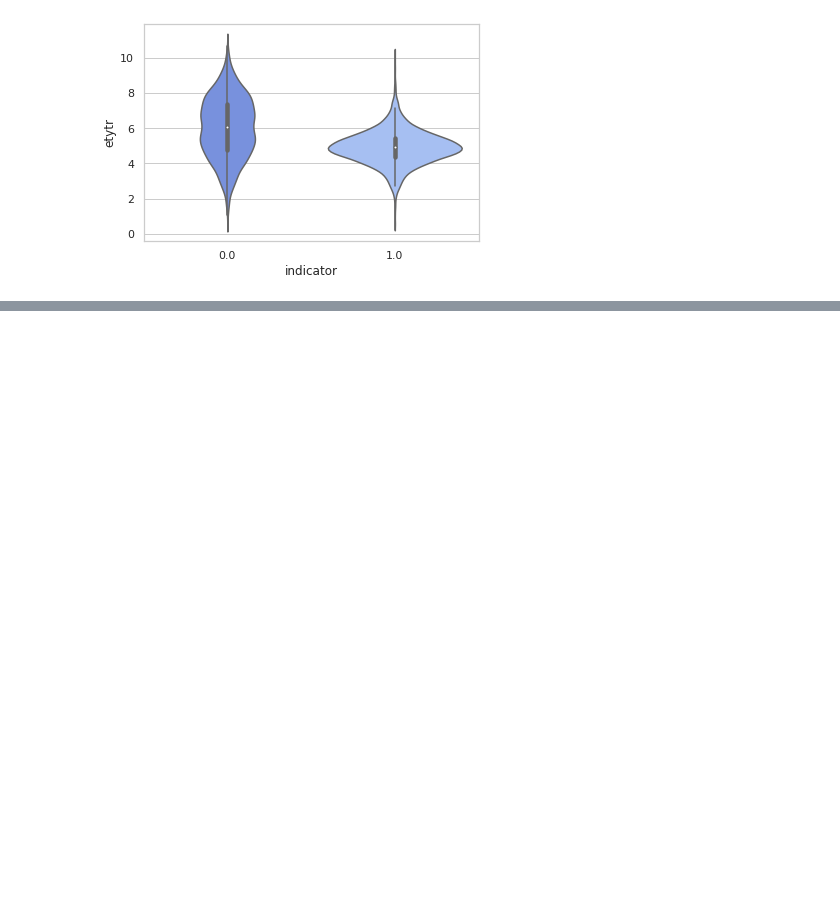
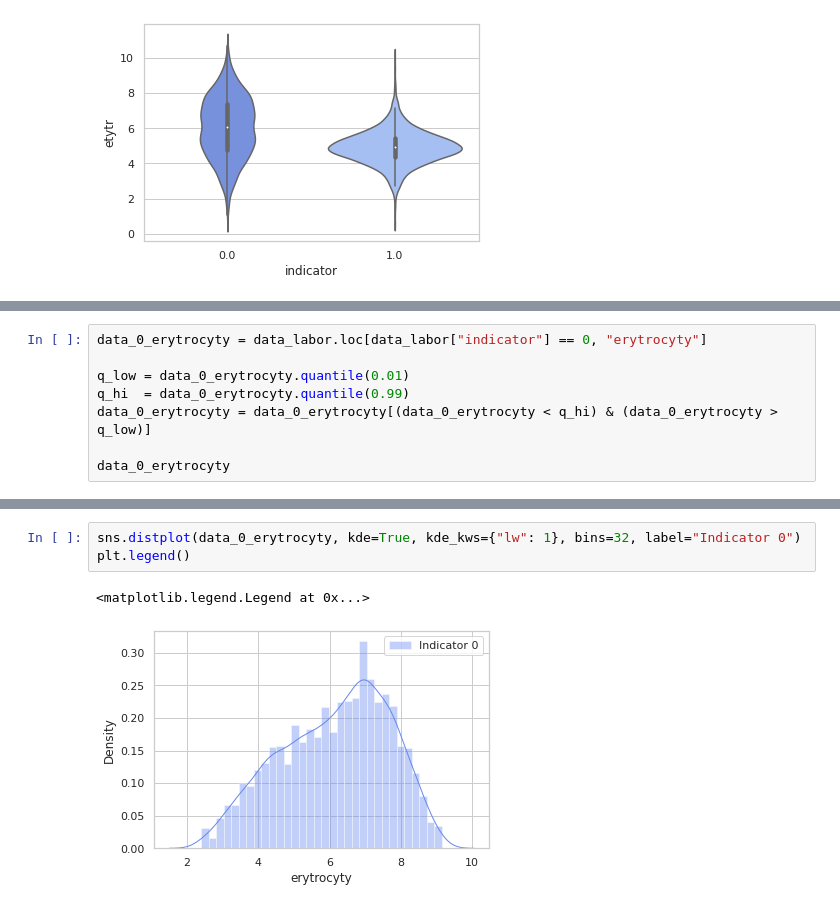
Before and after one commit to MarkoStahovec/IAU-Stahovec-Viest, a Jupyter notebook: main.ipynb, the cells around one changed output, grey strips where cells are left out. Saved outputs shown, nothing was run; the diff lists cells and outputs as text; blank space fills up the shorter version.

```diff
--- a/main.ipynb
+++ b/main.ipynb
@@ -358,0 +436,8 @@ sns.violinplot(data=data_labor, x='indicator', y = 'etytr')
+# %%
+data_0_erytrocyty = data_labor.loc[data_labor["indicator"] == 0, "erytrocyty"]
+
+q_low = data_0_erytrocyty.quantile(0.01)
+q_hi  = data_0_erytrocyty.quantile(0.99)
+data_0_erytrocyty = data_0_erytrocyty[(data_0_erytrocyty < q_hi) & (data_0_erytrocyty > q_low)]
+
+data_0_erytrocyty
@@ -358,0 +457,6 @@ sns.violinplot(data=data_labor, x='indicator', y = 'etytr')
+# %%
+sns.distplot(data_0_erytrocyty, kde=True, kde_kws={"lw": 1}, bins=32, label="Indicator 0")
+plt.legend()
+# %% [output]
+<matplotlib.legend.Legend at 0x...>
+[figure, added]
```
Also changed, not shown: parts of 23 cells of this notebook.
